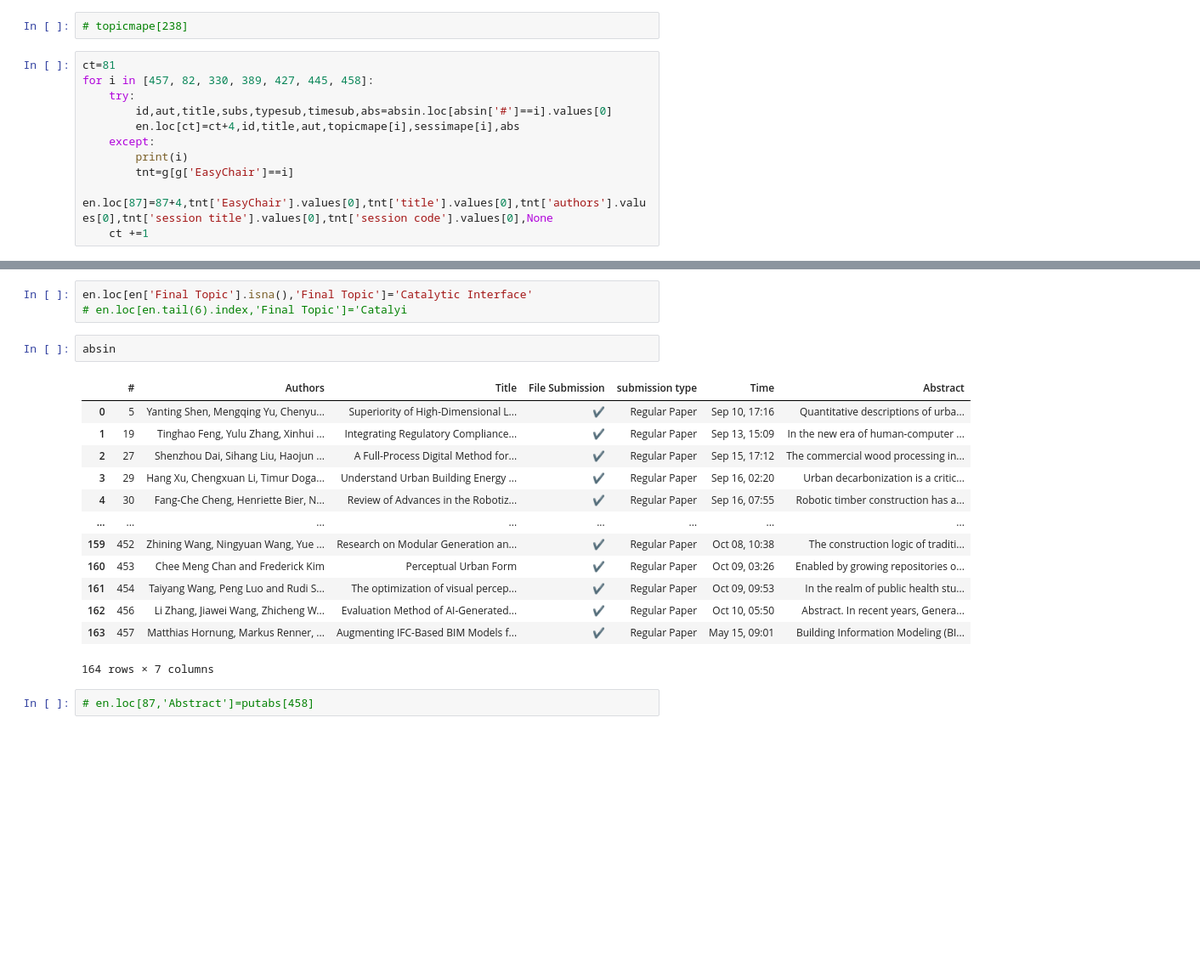
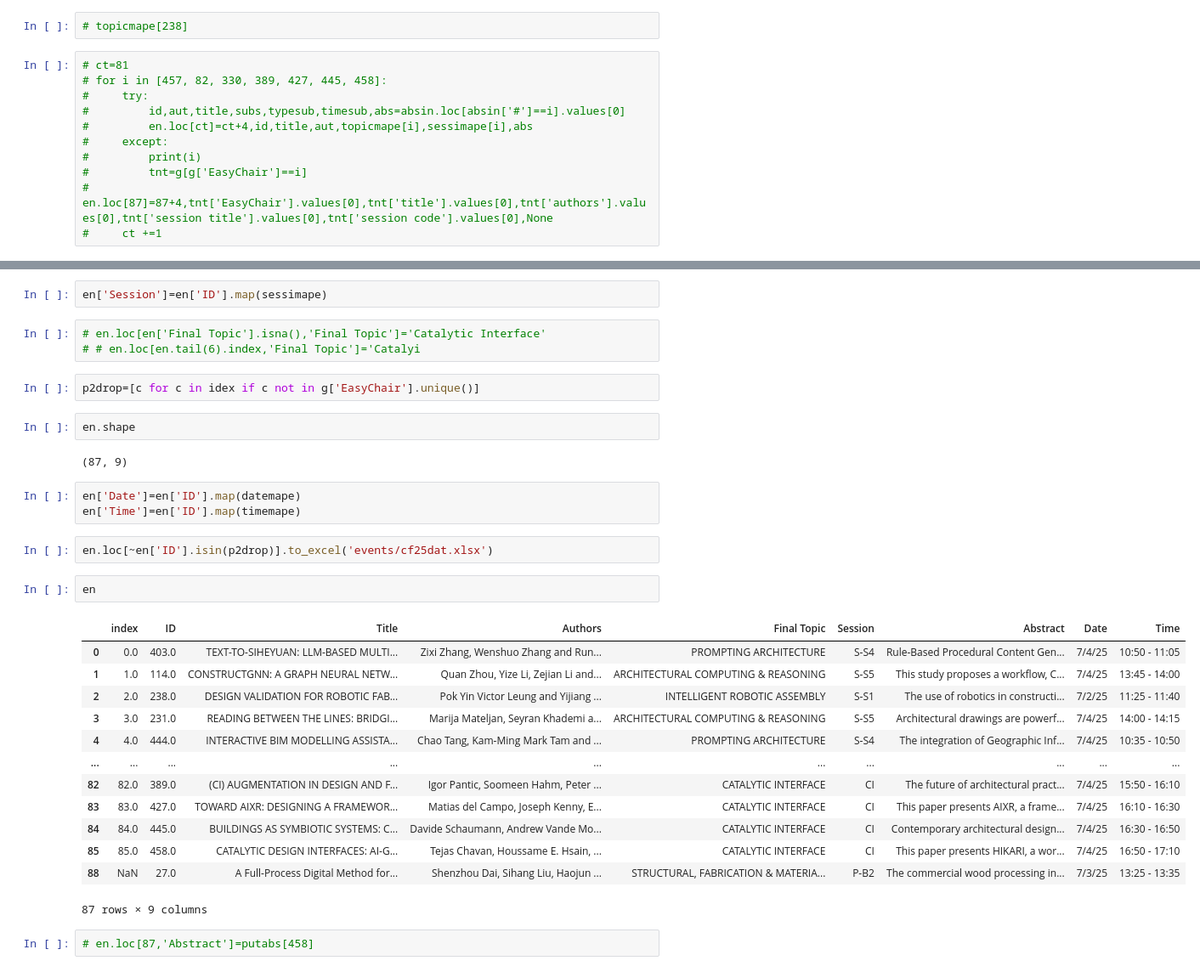
Before and after one commit to clementinec/clementinec.github.io, a Jupyter notebook: images/convert.ipynb, the cells around one changed output, grey strips where cells are left out. Shown: that part at 85% size. Cells and saved outputs as stored; diff of their text form; blank space fills up the shorter version.

```diff
--- a/images/convert.ipynb
+++ b/images/convert.ipynb
@@ -144,13 +201,13 @@ en.reset_index(inplace=True)
 # %%
 # topicmape[238]
 # %%
-ct=81
-for i in [457, 82, 330, 389, 427, 445, 458]:
-    try:
-        id,aut,title,subs,typesub,timesub,abs=absin.loc[absin['#']==i].values[0]
-        en.loc[ct]=ct+4,id,title,aut,topicmape[i],sessimape[i],abs
-    except:
-        print(i)
-        tnt=g[g['EasyChair']==i]
-        en.loc[87]=87+4,tnt['EasyChair'].values[0],tnt['title'].values[0],tnt['authors'].values[0],tnt['session title'].values[0],tnt['session code'].values[0],None
-    ct +=1
+# ct=81
+# for i in [457, 82, 330, 389, 427, 445, 458]:
+#     try:
+#         id,aut,title,subs,typesub,timesub,abs=absin.loc[absin['#']==i].values[0]
+#         en.loc[ct]=ct+4,id,title,aut,topicmape[i],sessimape[i],abs
+#     except:
+#         print(i)
+#         tnt=g[g['EasyChair']==i]
+#         en.loc[87]=87+4,tnt['EasyChair'].values[0],tnt['title'].values[0],tnt['authors'].values[0],tnt['session title'].values[0],tnt['session code'].values[0],None
+#     ct +=1
@@ -176,22 +214,35 @@ See the caveats in the documentation: https://pandas.pydata.org/pandas-docs/stab
+# %%
+en['Session']=en['ID'].map(sessimape)
 # %%
-en.loc[en['Final Topic'].isna(),'Final Topic']='Catalytic Interface'
-# en.loc[en.tail(6).index,'Final Topic']='Catalyi
+# en.loc[en['Final Topic'].isna(),'Final Topic']='Catalytic Interface'
+# # en.loc[en.tail(6).index,'Final Topic']='Catalyi
-# %%
-absin
-# %% [output]
-|  | # | Authors | Title | File Submission | submission type | Time | Abstract |
-| 0 | 5 | Yanting Shen, Mengqing Yu, Chenyu... | Superiority of High-Dimensional L... | ✔ | Regular Paper | Sep 10, 17:16 | Quantitative descriptions of urba... |
-| 1 | 19 | Tinghao Feng, Yulu Zhang, Xinhui ... | Integrating Regulatory Compliance... | ✔ | Regular Paper | Sep 13, 15:09 | In the new era of human-computer ... |
-| 2 | 27 | Shenzhou Dai, Sihang Liu, Haojun ... | A Full-Process Digital Method for... | ✔ | Regular Paper | Sep 15, 17:12 | The commercial wood processing in... |
-| 3 | 29 | Hang Xu, Chengxuan Li, Timur Doga... | Understand Urban Building Energy ... | ✔ | Regular Paper | Sep 16, 02:20 | Urban decarbonization is a critic... |
-| 4 | 30 | Fang-Che Cheng, Henriette Bier, N... | Review of Advances in the Robotiz... | ✔ | Regular Paper | Sep 16, 07:55 | Robotic timber construction has a... |
-| ... | ... | ... | ... | ... | ... | ... | ... |
-| 159 | 452 | Zhining Wang, Ningyuan Wang, Yue ... | Research on Modular Generation an... | ✔ | Regular Paper | Oct 08, 10:38 | The construction logic of traditi... |
-| 160 | 453 | Chee Meng Chan and Frederick Kim | Perceptual Urban Form | ✔ | Regular Paper | Oct 09, 03:26 | Enabled by growing repositories o... |
-| 161 | 454 | Taiyang Wang, Peng Luo and Rudi S... | The optimization of visual percep... | ✔ | Regular Paper | Oct 09, 09:53 | In the realm of public health stu... |
-| 162 | 456 | Li Zhang, Jiawei Wang, Zhicheng W... | Evaluation Method of AI-Generated... | ✔ | Regular Paper | Oct 10, 05:50 | Abstract. In recent years, Genera... |
-| 163 | 457 | Matthias Hornung, Markus Renner, ... | Augmenting IFC-Based BIM Models f... | ✔ | Regular Paper | May 15, 09:01 | Building Information Modeling (BI... |
-164 rows × 7 columns
+# %%
+p2drop=[c for c in idex if c not in g['EasyChair'].unique()]
+# %%
+en.shape
+# %% [output]
+(87, 9)
+# %%
+en['Date']=en['ID'].map(datemape)
+en['Time']=en['ID'].map(timemape)
+# %%
+en.loc[~en['ID'].isin(p2drop)].to_excel('events/cf25dat.xlsx')
+# %%
+en
+# %% [output]
+|  | index | ID | Title | Authors | Final Topic | Session | Abstract | Date | Time |
+| 0 | 0.0 | 403.0 | TEXT-TO-SIHEYUAN: LLM-BASED MULTI... | Zixi Zhang, Wenshuo Zhang and Run... | PROMPTING ARCHITECTURE | S-S4 | Rule-Based Procedural Content Gen... | 7/4/25 | 10:50 - 11:05 |
+| 1 | 1.0 | 114.0 | CONSTRUCTGNN: A GRAPH NEURAL NETW... | Quan Zhou, Yize Li, Zejian Li and... | ARCHITECTURAL COMPUTING & REASONING | S-S5 | This study proposes a workflow, C... | 7/4/25 | 13:45 - 14:00 |
+| 2 | 2.0 | 238.0 | DESIGN VALIDATION FOR ROBOTIC FAB... | Pok Yin Victor Leung and Yijiang ... | INTELLIGENT ROBOTIC ASSEMBLY | S-S1 | The use of robotics in constructi... | 7/2/25 | 11:25 - 11:40 |
+| 3 | 3.0 | 231.0 | READING BETWEEN THE LINES: BRIDGI... | Marija Mateljan, Seyran Khademi a... | ARCHITECTURAL COMPUTING & REASONING | S-S5 | Architectural drawings are powerf... | 7/4/25 | 14:00 - 14:15 |
+| 4 | 4.0 | 444.0 | INTERACTIVE BIM MODELLING ASSISTA... | Chao Tang, Kam-Ming Mark Tam and ... | PROMPTING ARCHITECTURE | S-S4 | The integration of Geographic Inf... | 7/4/25 | 10:35 - 10:50 |
+| ... | ... | ... | ... | ... | ... | ... | ... | ... | ... |
+| 82 | 82.0 | 389.0 | (CI) AUGMENTATION IN DESIGN AND F... | Igor Pantic, Soomeen Hahm, Peter ... | CATALYTIC INTERFACE | CI | The future of architectural pract... | 7/4/25 | 15:50 - 16:10 |
+| 83 | 83.0 | 427.0 | TOWARD AIXR: DESIGNING A FRAMEWOR... | Matias del Campo, Joseph Kenny, E... | CATALYTIC INTERFACE | CI | This paper presents AIXR, a frame... | 7/4/25 | 16:10 - 16:30 |
+| 84 | 84.0 | 445.0 | BUILDINGS AS SYMBIOTIC SYSTEMS: C... | Davide Schaumann, Andrew Vande Mo... | CATALYTIC INTERFACE | CI | Contemporary architectural design... | 7/4/25 | 16:30 - 16:50 |
+| 85 | 85.0 | 458.0 | CATALYTIC DESIGN INTERFACES: AI-G... | Tejas Chavan, Houssame E. Hsain, ... | CATALYTIC INTERFACE | CI | This paper presents HIKARI, a wor... | 7/4/25 | 16:50 - 17:10 |
+| 88 | NaN | 27.0 | A Full-Process Digital Method for... | Shenzhou Dai, Sihang Liu, Haojun ... | STRUCTURAL, FABRICATION & MATERIA... | P-B2 | The commercial wood processing in... | 7/3/25 | 13:25 - 13:35 |
+87 rows × 9 columns
 # %%
 # en.loc[87,'Abstract']=putabs[458]
 # %%
```
Also changed, not shown: parts of 17 cells of this notebook, 8 other files.
